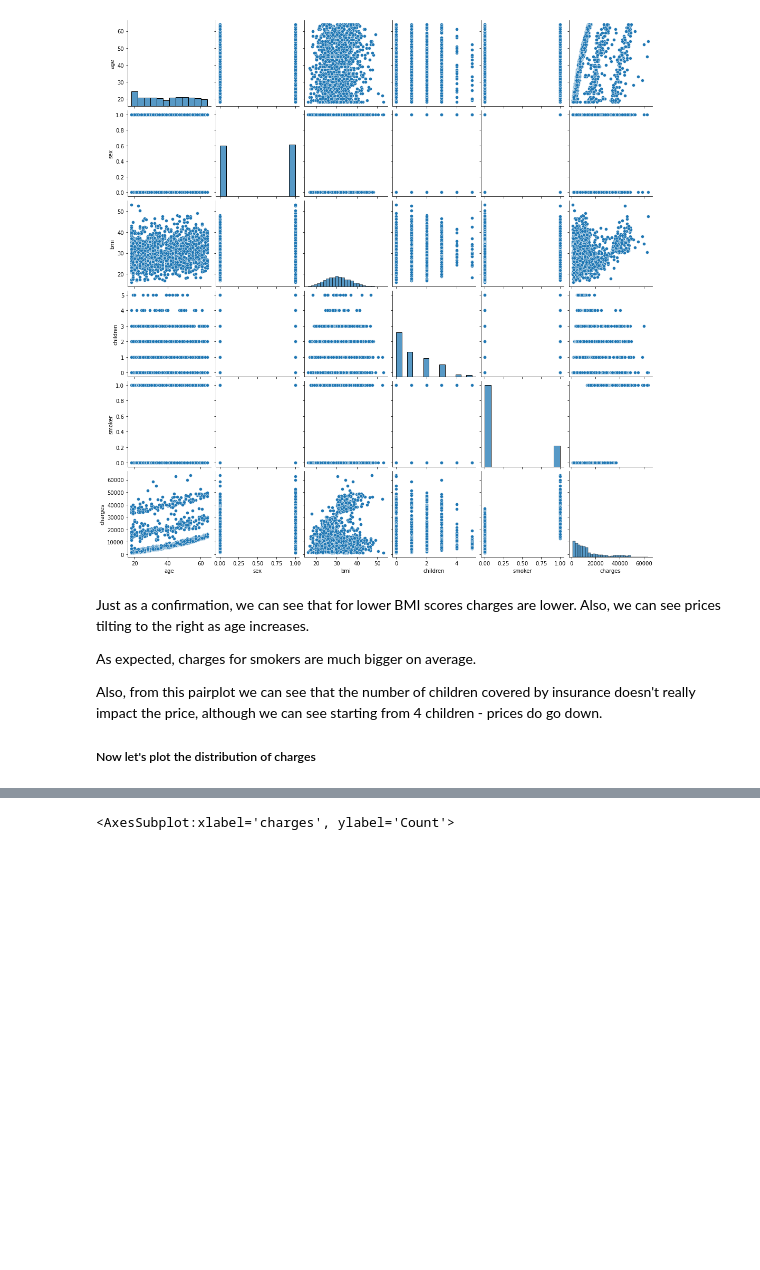
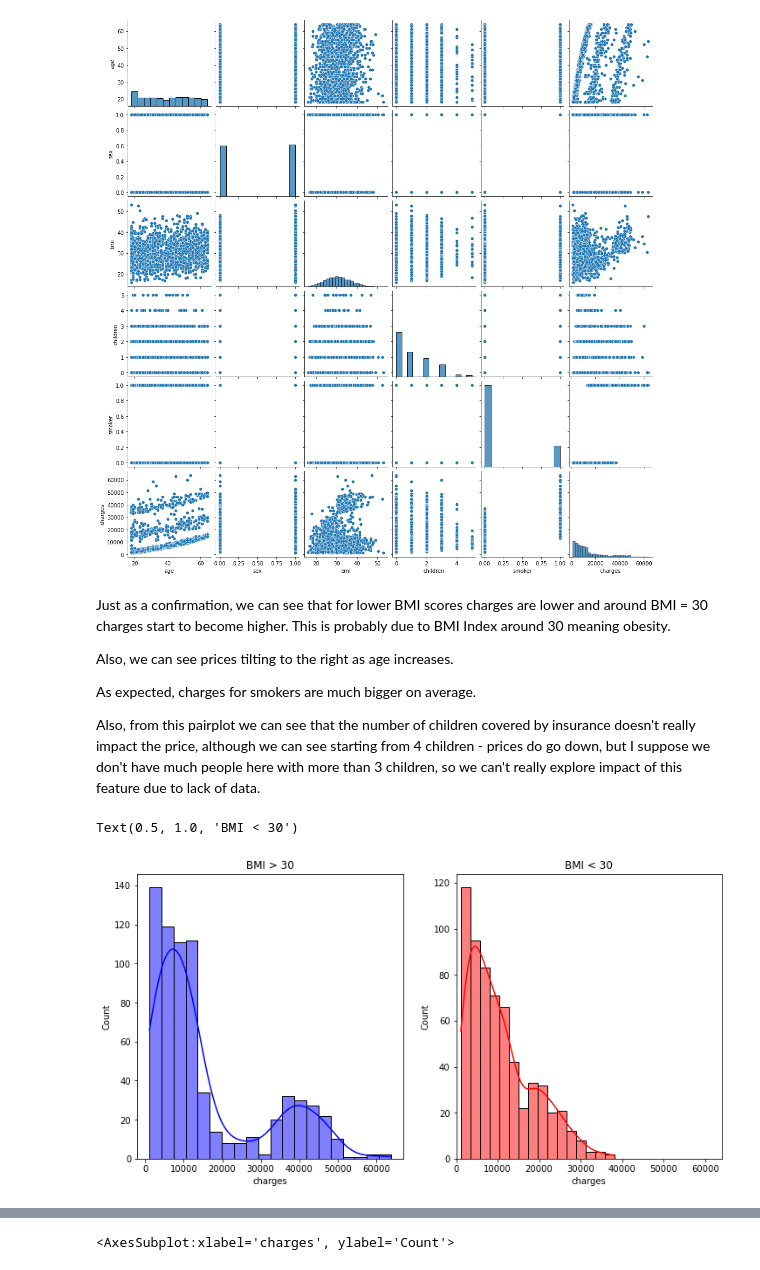
Before and after one commit to DenysIvanilov/Portfolio-Projects, a Jupyter notebook: MedicalInsuranceChargesRegression/NotebookAndModel/Medical_Insurance_Charges.ipynb, the cells around one changed output, grey strips where cells are left out. Saved outputs shown, nothing was run; the diff lists cells and outputs as text; code cells hidden in the pictures; blank space fills up the shorter version.

```diff
--- a/MedicalInsuranceChargesRegression/NotebookAndModel/Medical_Insurance_Charges.ipynb
+++ b/MedicalInsuranceChargesRegression/NotebookAndModel/Medical_Insurance_Charges.ipynb
@@ -106,7 +108,17 @@ sns.pairplot(data=data_encoded.drop("region", axis=1))
 <seaborn.axisgrid.PairGrid at 0x...>
 [figure]
 # %% [markdown]
-<p>Just as a confirmation, we can see that for lower BMI scores charges are lower. Also, we can see prices tilting to the right as age increases.</p>
+<p>Just as a confirmation, we can see that for lower BMI scores charges are lower and around BMI = 30 charges start to become higher. This is probably due to BMI Index around 30 meaning obesity.</p>
+<p>Also, we can see prices tilting to the right as age increases.</p>
 <p>As expected, charges for smokers are much bigger on average.</p>
-<p>Also, from this pairplot we can see that the number of children covered by insurance doesn't really impact the price, although we can see starting from 4 children - prices do go down.</p>
-<h5>Now let's plot the distribution of charges</h5>
+<p>Also, from this pairplot we can see that the number of children covered by insurance doesn't really impact the price, although we can see starting from 4 children - prices do go down, but I suppose we don't have much people here with more than 3 children, so we can't really explore impact of this feature due to lack of data.</p>
+# %%
+fig, axis = plt.subplots(1, 2, figsize=(12,6))
+plt.xlim(0,64000)
+sns.histplot(data[(data.bmi > 30)]["charges"], color='b', kde=True, ax = axis[0])
+axis[0].set_title("BMI > 30")
+sns.histplot(data[(data.bmi < 30)]["charges"], color='r', kde=True, ax = axis[1])
+axis[1].set_title("BMI < 30")
+# %% [output]
+Text(0.5, 1.0, 'BMI < 30')
+[figure, added]
```
Also changed, not shown: parts of 23 cells of this notebook, 1 other file.
